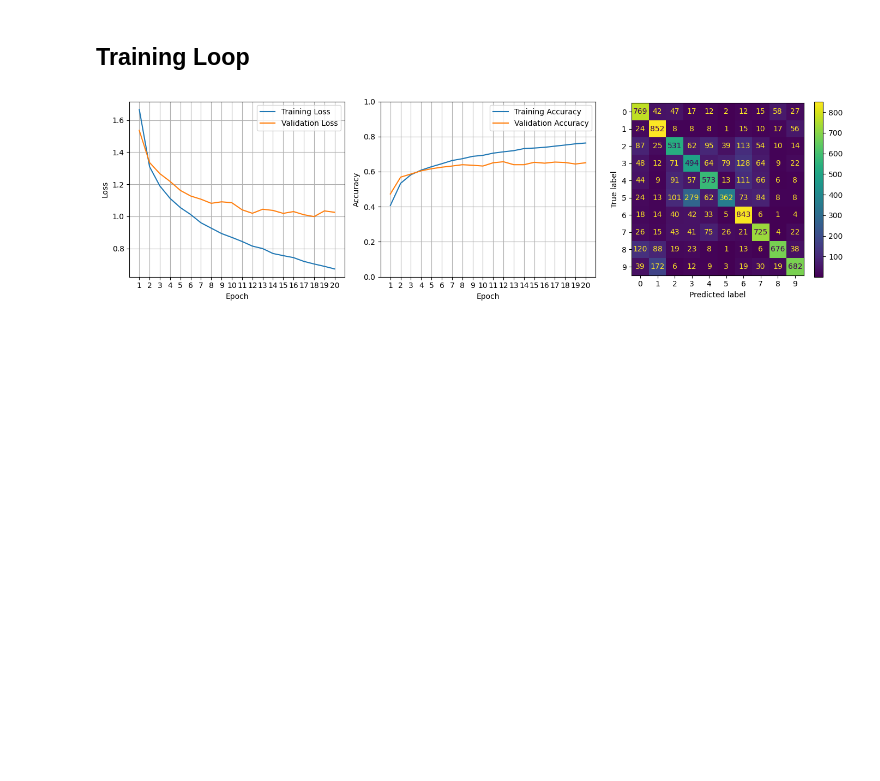
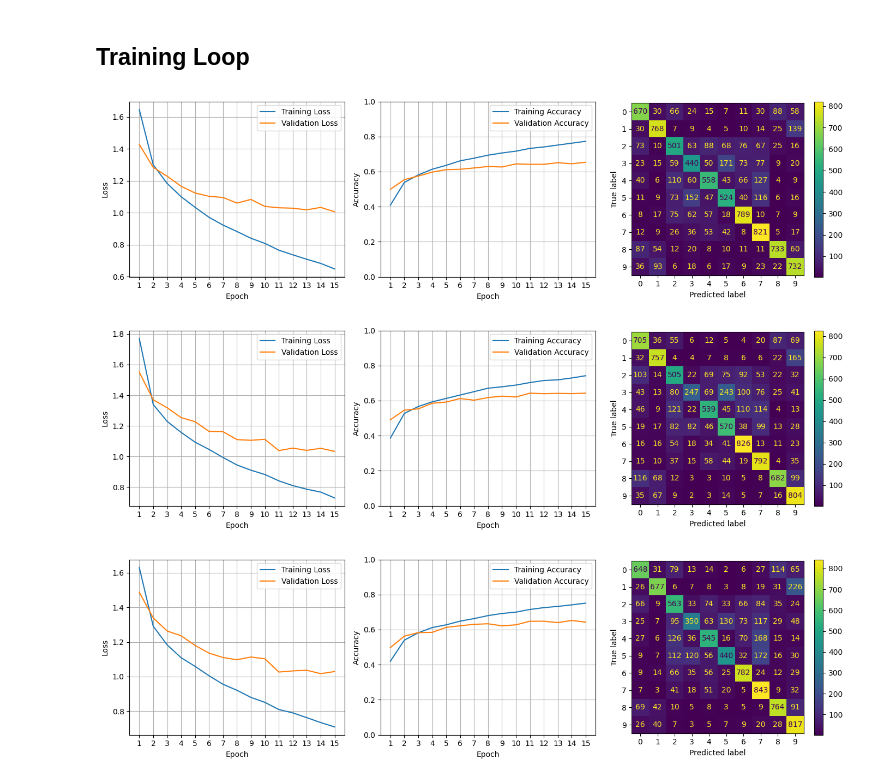
Before and after one commit to JaronMatzinger/mse_delearn, a Jupyter notebook: 12_exercises/ex1-non-sequential_cnn.ipynb, the cells around one changed output. Drawn from its saved outputs; the diff is of its cells as text; code cells hidden in the pictures; blank space fills up the shorter version.

```diff
--- a/12_exercises/ex1-non-sequential_cnn.ipynb
+++ b/12_exercises/ex1-non-sequential_cnn.ipynb
@@ -250,17 +282,24 @@ batch_size = 128
 train_loader = DataLoader(train_data, batch_size=batch_size, shuffle=True)
 val_loader = DataLoader(val_data, batch_size=batch_size, shuffle=False)
 test_loader = DataLoader(test_data, batch_size=batch_size, shuffle=False)
+# %%
+configs = {
+    "config1": [0.25, 0.001, 0],
+    "config2": [0.50, 0.001, 0],
+    "config3": [0.50, 0.001, 1e-4]
+}
 # %%
-dropout = 0.5
-n_epochs = 20
-lr = 0.001
+n_epochs = 15
 
-model = ParallelCNN(dropout=0.5).to(device)
-criterion = nn.CrossEntropyLoss()
-optimizer = torch.optim.Adam(model.parameters(), lr=lr, weight_decay=1e-4)
+for values in configs.values():
+    model = ParallelCNN(dropout=values[0]).to(device)
+    criterion = nn.CrossEntropyLoss()
+    optimizer = torch.optim.Adam(model.parameters(), lr=values[1], weight_decay=values[2])
 
-train_losses, val_losses, train_acc, val_acc, y_preds, y_trues = trainer(model, train_loader, val_loader, optimizer, criterion, n_epochs)
+    train_losses, val_losses, train_acc, val_acc, y_preds, y_trues = trainer(model, train_loader, val_loader, optimizer, criterion, n_epochs)
+    plot_loss_curve(n_epochs, train_losses, val_losses, train_acc, val_acc, y_preds, y_trues)
+    eval(model, test_loader, criterion)
+# %% [output]
+[figure, added]
+[figure, added]
+[figure, added]
-# %%
-plot_loss_curve(n_epochs, train_losses, val_losses, train_acc, val_acc, y_preds, y_trues)
-# %% [output]
-[figure, removed]
```
Also changed, not shown: parts of 5 cells of this notebook, 1 other file.
